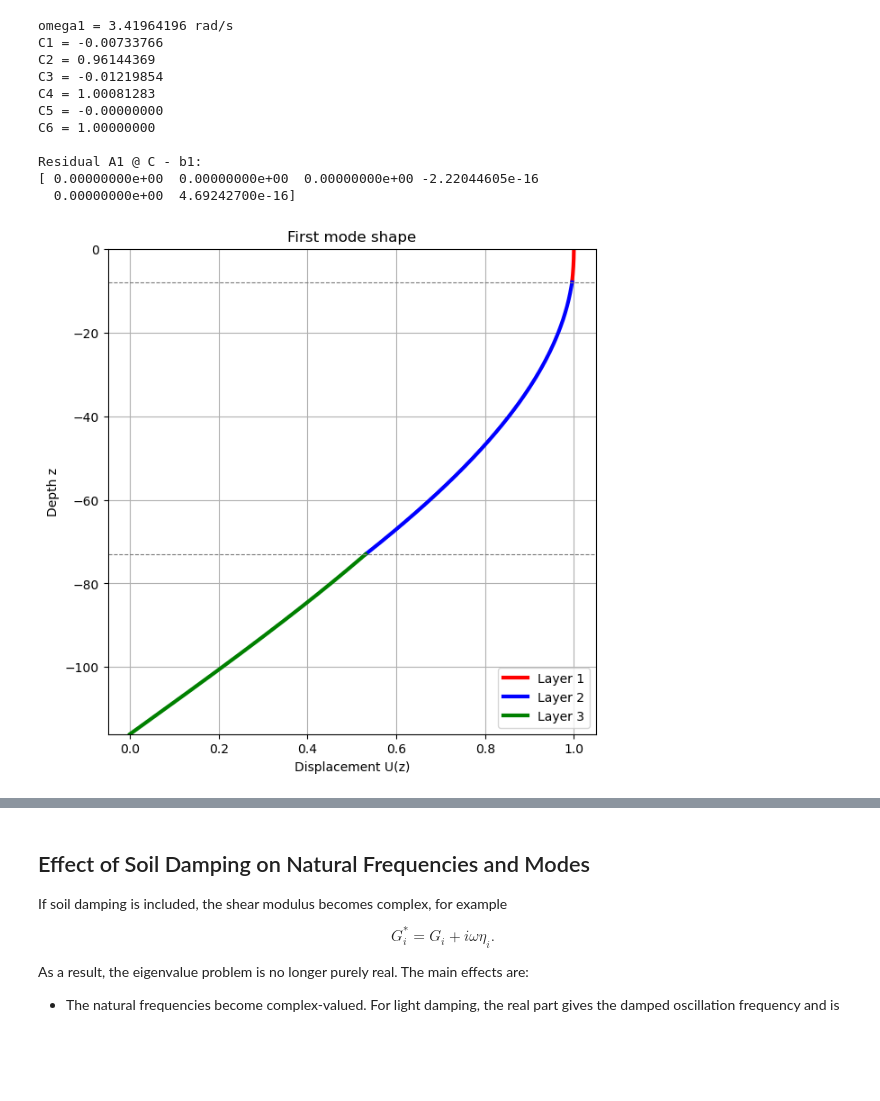
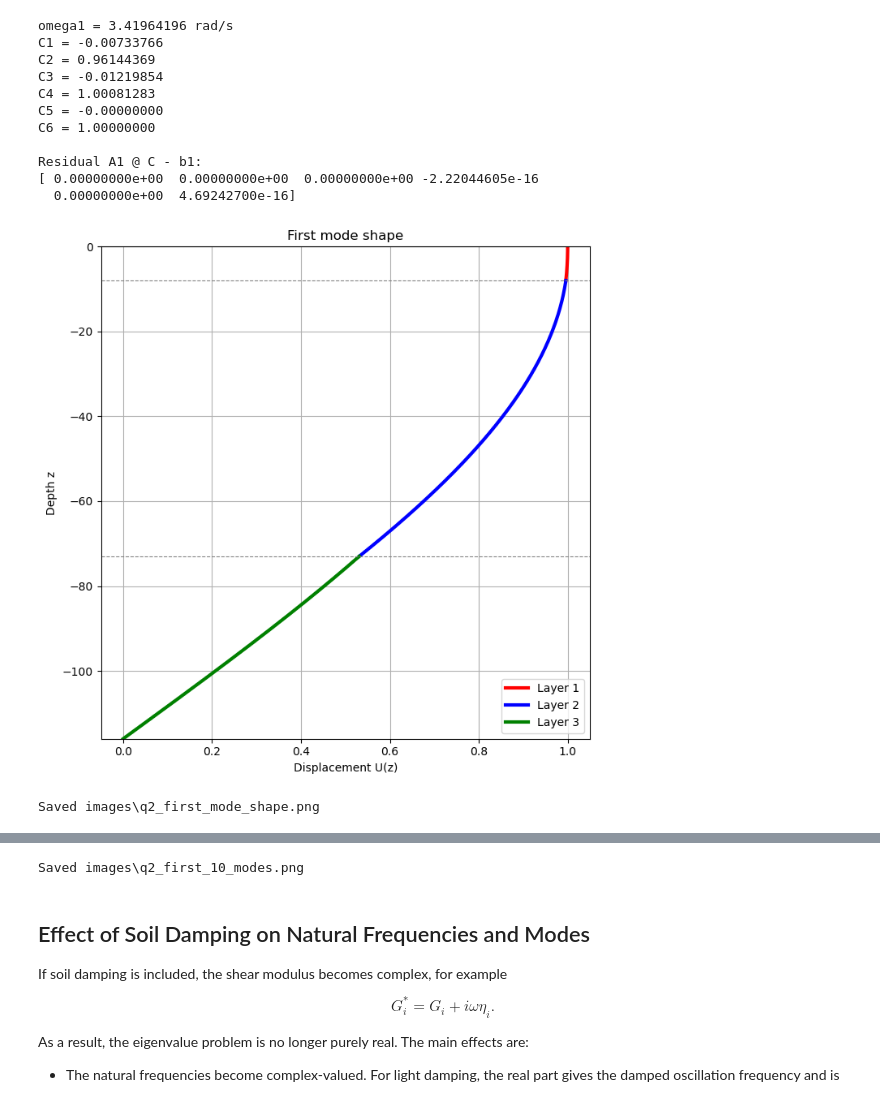
Before and after one commit to josems06-crypto/CIEM5220_Earthquakes, a Jupyter notebook: JM_part_1_to_3.ipynb, the cells around one changed output, grey strips where cells are left out. Cells and saved outputs as stored; diff of their text form; code cells hidden in the pictures; blank space fills up the shorter version.

```diff
--- a/JM_part_1_to_3.ipynb
+++ b/JM_part_1_to_3.ipynb
@@ -15,11 +15,15 @@ This notebook follows the same rough order as the Maple files.
 import numpy as np
 import matplotlib.pyplot as plt
 import sympy as sp
+from pathlib import Path
+from matplotlib.patches import Rectangle
 from IPython.display import Markdown, display
 
 sp.init_printing(use_unicode=True)
 plt.rcParams["figure.figsize"] = (9, 4.5)
 plt.rcParams["axes.grid"] = True
+images_dir = Path("images")
+images_dir.mkdir(exist_ok=True)
 # %%
 # problem values defined from the student-ID digits, matching Assignment.2.EQ.py
 A, B, C, D, E, F, G = 6, 6, 1, 1, 2, 5, 7
@@ -400,49 +455,56 @@ def layer_mode_shapes(omega, C, n_points=250):
 
 z_layer1, U1, z_layer2, U2, z_layer3, U3 = layer_mode_shapes(omega1, C_mode1)
 
-plt.figure(figsize=(7, 7))
-plt.plot(U1, z_layer1, color="red", lw=3, label="Layer 1")
-plt.plot(U2, z_layer2, color="blue", lw=3, label="Layer 2")
-plt.plot(U3, z_layer3, color="green", lw=3, label="Layer 3")
-plt.axhline(z1, color="gray", lw=0.8, ls="--")
-plt.axhline(z2, color="gray", lw=0.8, ls="--")
-plt.xlabel("Displacement U(z)")
-plt.ylabel("Depth z")
-plt.title("First mode shape")
-plt.legend()
-plt.ylim(z3, z0)
+fig_mode1, ax = plt.subplots(figsize=(7, 7))
+ax.plot(U1, z_layer1, color="red", lw=3, label="Layer 1")
+ax.plot(U2, z_layer2, color="blue", lw=3, label="Layer 2")
+ax.plot(U3, z_layer3, color="green", lw=3, label="Layer 3")
+ax.axhline(z1, color="gray", lw=0.8, ls="--")
+ax.axhline(z2, color="gray", lw=0.8, ls="--")
+ax.set_xlabel("Displacement U(z)")
+ax.set_ylabel("Depth z")
+ax.set_title("First mode shape")
+ax.legend()
+ax.set_ylim(z3, z0)
+fig_mode1.tight_layout()
+fig_mode1.savefig(images_dir / "q2_first_mode_shape.png", dpi=220, bbox_inches="tight")
 plt.show()
+print(f"Saved {images_dir / 'q2_first_mode_shape.png'}")
 
-fig, axes = plt.subplots(2, 5, figsize=(16, 9), sharey=True)
+fig_modes, axes = plt.subplots(2, 5, figsize=(16, 9), sharey=True)
 axes = axes.ravel()
 
 for i, omega in enumerate(omega_n):
     C_mode = solve_mode_constants(omega)
     z_layer1, U1, z_layer2, U2, z_layer3, U3 = layer_mode_shapes(omega, C_mode)
 
     U_all = np.concatenate([U3, U2, U1])
     scale = np.max(np.abs(U_all))
     U1 = U1 / scale
     U2 = U2 / scale
     U3 = U3 / scale
 
     axes[i].plot(U1, z_layer1, color="red", lw=2)
     axes[i].plot(U2, z_layer2, color="blue", lw=2)
     axes[i].plot(U3, z_layer3, color="green", lw=2)
     axes[i].axvline(0.0, color="black", lw=0.8)
     axes[i].axhline(z1, color="gray", lw=0.8, ls="--")
     axes[i].axhline(z2, color="gray", lw=0.8, ls="--")
     axes[i].set_title(f"Mode {i + 1}\nf = {f_n[i]:.3f} Hz")
     axes[i].set_xlabel("U / Umax")
     axes[i].set_ylim(z3, z0)
 
 axes[0].set_ylabel("Depth z")
-plt.suptitle("First 10 natural modes of the layered soil system", y=1.02)
-plt.tight_layout()
+fig_modes.suptitle("First 10 natural modes of the layered soil system", y=0.98)
+fig_modes.tight_layout(rect=[0.0, 0.0, 1.0, 0.96])
+fig_modes.savefig(images_dir / "q2_first_10_modes.png", dpi=220, bbox_inches="tight")
 plt.show()
+print(f"Saved {images_dir / 'q2_first_10_modes.png'}")
 # %% [output]
-[figure, old version]
+[figure, new version]
+Saved images\q2_first_mode_shape.png
 [figure]
+Saved images\q2_first_10_modes.png
 # %% [markdown]
 ## Effect of Soil Damping on Natural Frequencies and Modes
 
```
Also changed, not shown: parts of 5 cells of this notebook, 7 other files.
